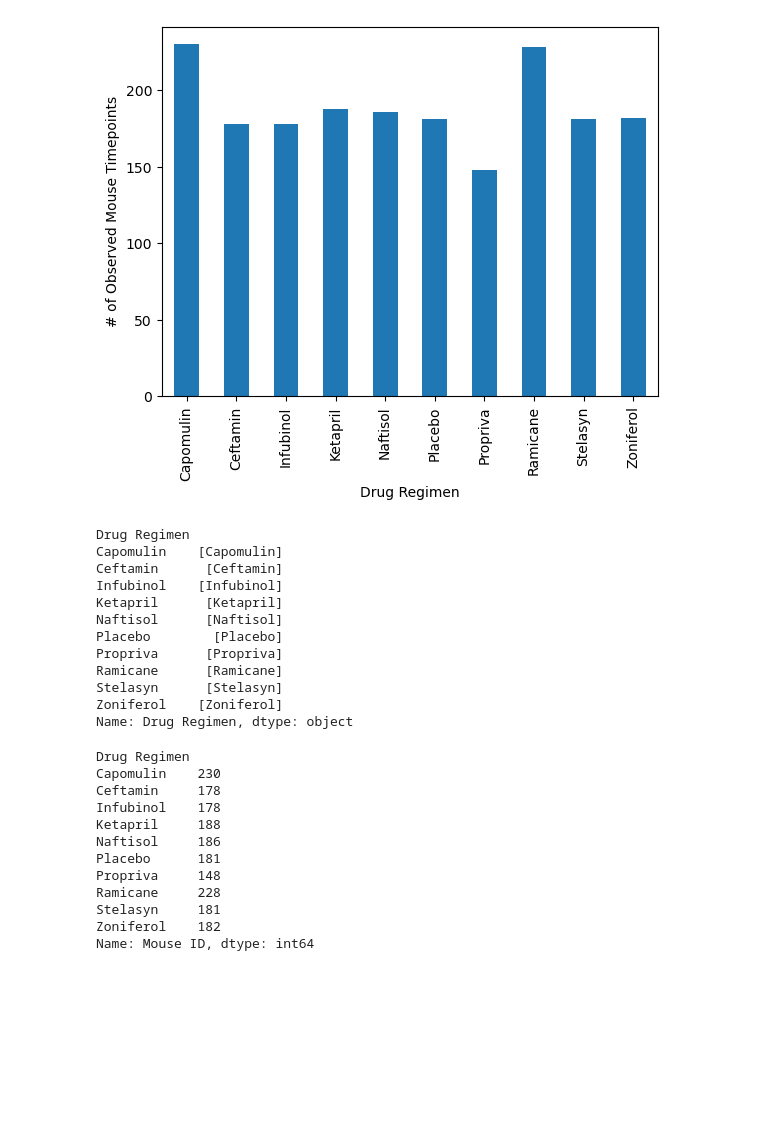
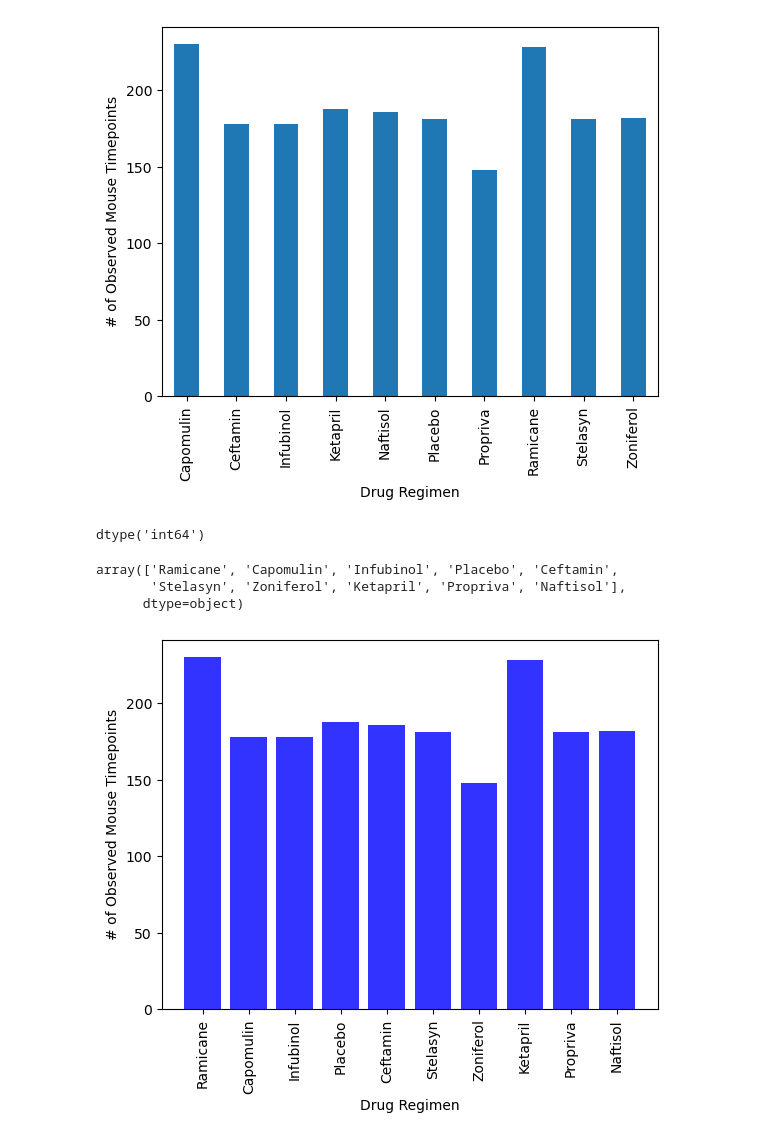
Before and after one commit to zekoNinja/pymaceuticals-Challenge, a Jupyter notebook: pymaceuticals_final.ipynb, the cells around one changed output. Drawn from its saved outputs; the diff is of its cells as text; code cells hidden in the pictures; blank space fills up the shorter version.

```diff
--- a/pymaceuticals_final.ipynb
+++ b/pymaceuticals_final.ipynb
@@ -163,3 +149,10 @@ plt.xlabel('Drug Regimen')
 # %% [output]
 Text(0.5, 0, 'Drug Regimen')
 [figure]
+# %%
+bar_plot_Data.dtypes
+# %% [output]
+dtype('int64')
+# %%
+#Setting y_axis values
+y1_values= bar_plot_Data
@@ -166,33 +162,15 @@ Text(0.5, 0, 'Drug Regimen')
+# %%
+x_values1
+# %% [output]
+array(['Ramicane', 'Capomulin', 'Infubinol', 'Placebo', 'Ceftamin',
+       'Stelasyn', 'Zoniferol', 'Ketapril', 'Propriva', 'Naftisol'],
+      dtype=object)
 # %%
 # Generate a bar plot showing the total number of rows (Mouse ID/Timepoints) for each drug regimen using pyplot.
-y_values =  cleaned_study_summary.groupby('Drug Regimen')['Drug Regimen'].unique()
-y_values
+plt.bar(x_values, y1_values,color='b', alpha=0.8, align="center")
+plt.ylabel('# of Observed Mouse Timepoints')
+plt.xlabel('Drug Regimen')
+plt.xticks(rotation="vertical")
+plt.show()
 # %% [output]
-Drug Regimen
-Capomulin    [Capomulin]
-Ceftamin      [Ceftamin]
-Infubinol    [Infubinol]
-Ketapril      [Ketapril]
-Naftisol      [Naftisol]
-Placebo        [Placebo]
-Propriva      [Propriva]
-Ramicane      [Ramicane]
-Stelasyn      [Stelasyn]
-Zoniferol    [Zoniferol]
-Name: Drug Regimen, dtype: object
+[figure, added]
-# %%
-x_values = cleaned_study_summary.groupby('Drug Regimen')['Mouse ID'].count()
-x_values
-# %% [output]
-Drug Regimen
-Capomulin    230
-Ceftamin     178
-Infubinol    178
-Ketapril     188
-Naftisol     186
-Placebo      181
-Propriva     148
-Ramicane     228
-Stelasyn     181
-Zoniferol    182
-Name: Mouse ID, dtype: int64
```
Also changed, not shown: parts of 25 cells of this notebook, 1 other file.
